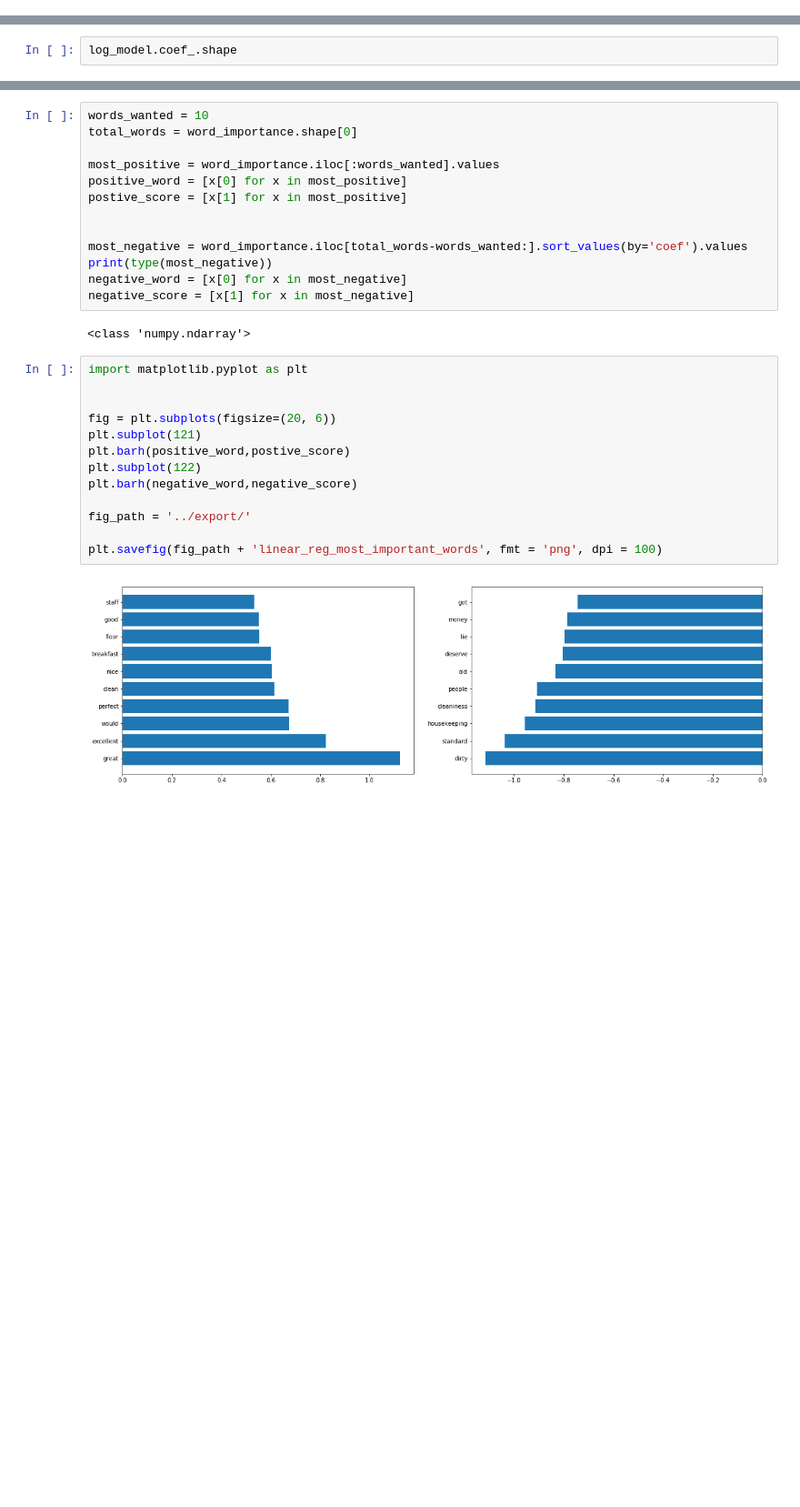
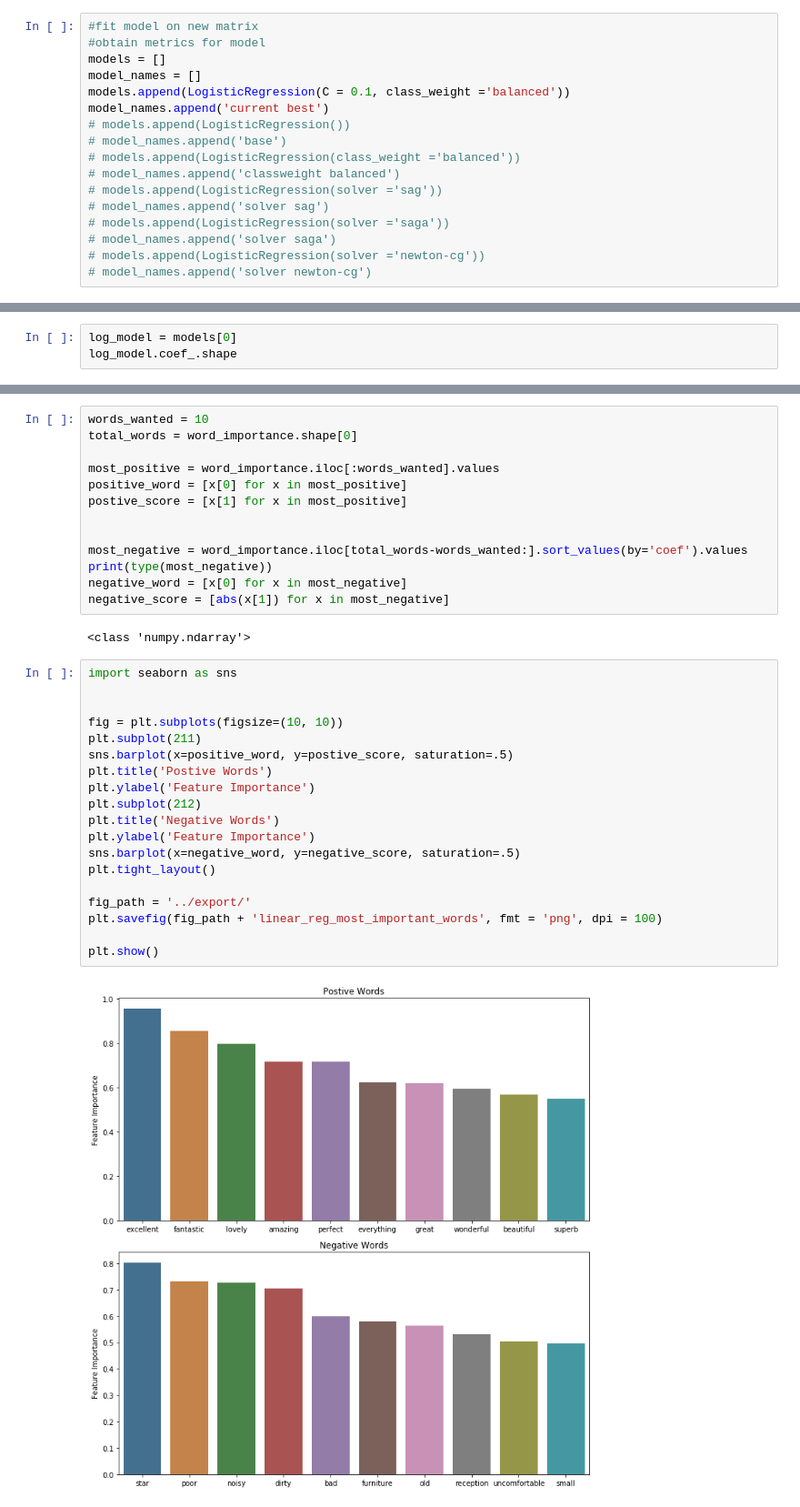
Before and after one commit to hobagolyka/Hotel-reviews, a Jupyter notebook: NoteBook_Files/Linear_Regression.ipynb, the cells around one changed output, grey strips where cells are left out. Shown at 91% size. Drawn from its saved outputs; the diff is of its cells as text; blank space fills up the shorter version.

Commit message:
Visualisation for Logistic Regression

```diff
--- a/NoteBook_Files/Linear_Regression.ipynb
+++ b/NoteBook_Files/Linear_Regression.ipynb
@@ -58,0 +63,17 @@ number of 0s is 61
+# %%
+#fit model on new matrix
+#obtain metrics for model
+models = []
+model_names = []
+models.append(LogisticRegression(C = 0.1, class_weight ='balanced'))
+model_names.append('current best')
+# models.append(LogisticRegression())
+# model_names.append('base')
+# models.append(LogisticRegression(class_weight ='balanced'))
+# model_names.append('classweight balanced')
+# models.append(LogisticRegression(solver ='sag'))
+# model_names.append('solver sag')
+# models.append(LogisticRegression(solver ='saga'))
+# model_names.append('solver saga')
+# models.append(LogisticRegression(solver ='newton-cg'))
+# model_names.append('solver newton-cg')
@@ -59,3 +117,4 @@ number of 0s is 61
 # %%
+log_model = models[0]
 log_model.coef_.shape
 # %% [output]
@@ -88,21 +152,27 @@ postive_score = [x[1] for x in most_positive]
 most_negative = word_importance.iloc[total_words-words_wanted:].sort_values(by='coef').values
 print(type(most_negative))
 negative_word = [x[0] for x in most_negative]
-negative_score = [x[1] for x in most_negative]
+negative_score = [abs(x[1]) for x in most_negative]
 # %% [output]
 <class 'numpy.ndarray'>
 # %%
-import matplotlib.pyplot as plt
+import seaborn as sns
 
 
-fig = plt.subplots(figsize=(20, 6))
-plt.subplot(121)
-plt.barh(positive_word,postive_score)
-plt.subplot(122)
-plt.barh(negative_word,negative_score)
+fig = plt.subplots(figsize=(10, 10))
+plt.subplot(211)
+sns.barplot(x=positive_word, y=postive_score, saturation=.5)
+plt.title('Postive Words')
+plt.ylabel('Feature Importance')
+plt.subplot(212)
+plt.title('Negative Words')
+plt.ylabel('Feature Importance')
+sns.barplot(x=negative_word, y=negative_score, saturation=.5)
+plt.tight_layout()
 
 fig_path = '../export/'
+plt.savefig(fig_path + 'linear_reg_most_important_words', fmt = 'png', dpi = 100)
 
-plt.savefig(fig_path + 'linear_reg_most_important_words', fmt = 'png', dpi = 100)
+plt.show()
 # %% [output]
-[figure, old version]
+[figure, new version]
```
Also changed, not shown: parts of 22 cells of this notebook, 12 other files.
